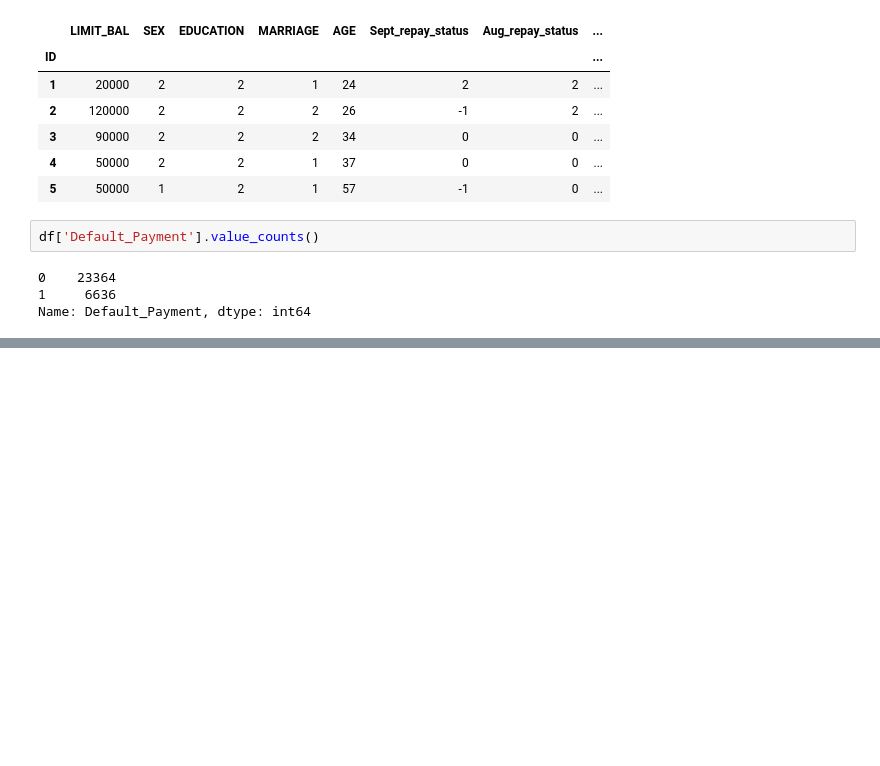
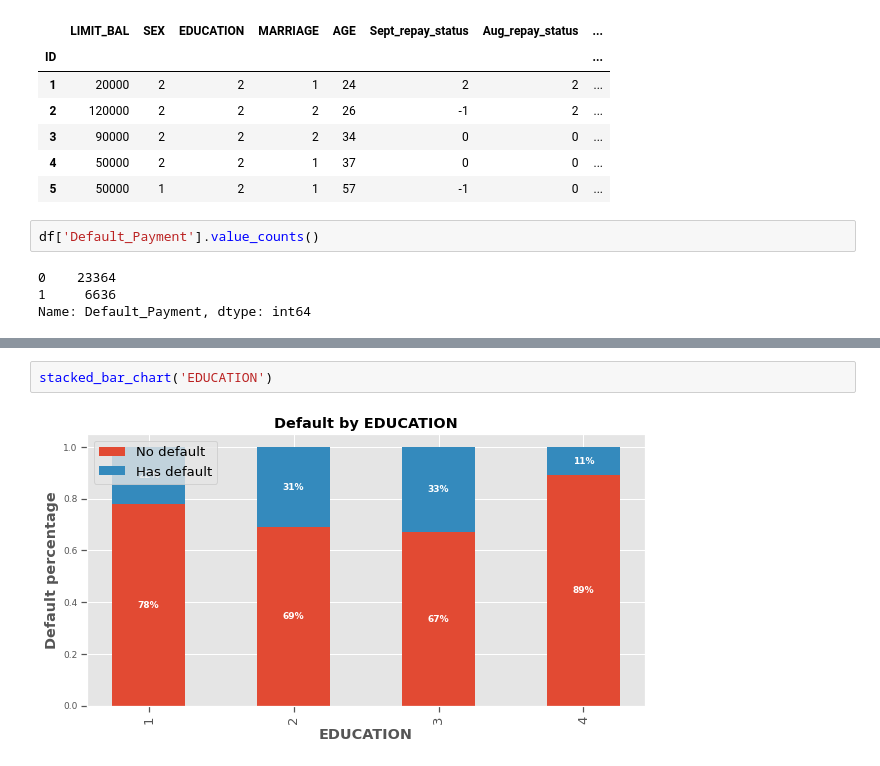
Before and after one commit to sammed97/Credit-Card-Default-Prediction, a Jupyter notebook: Credit_Card_Default_Prediction_Classification_project.ipynb, the cells around one changed output, grey strips where cells are left out. Drawn from its saved outputs; the diff is of its cells as text; blank space fills up the shorter version.

```diff
--- a/Credit_Card_Default_Prediction_Classification_project.ipynb
+++ b/Credit_Card_Default_Prediction_Classification_project.ipynb
@@ -379,0 +424,4 @@ Name: HAS_DEF, dtype: int64
+# %%
+stacked_bar_chart('EDUCATION')
+# %% [output]
+[figure, added]
```
Also changed, not shown: parts of 19 cells of this notebook.
